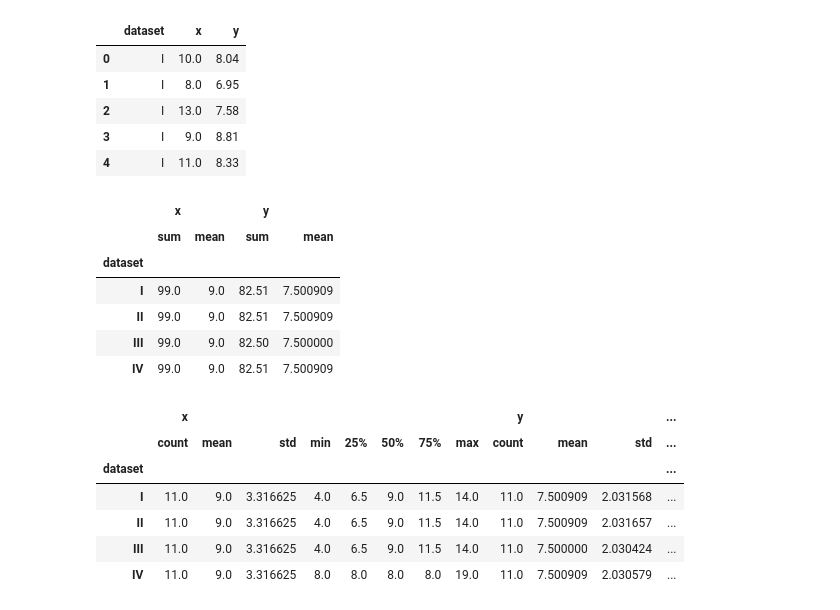
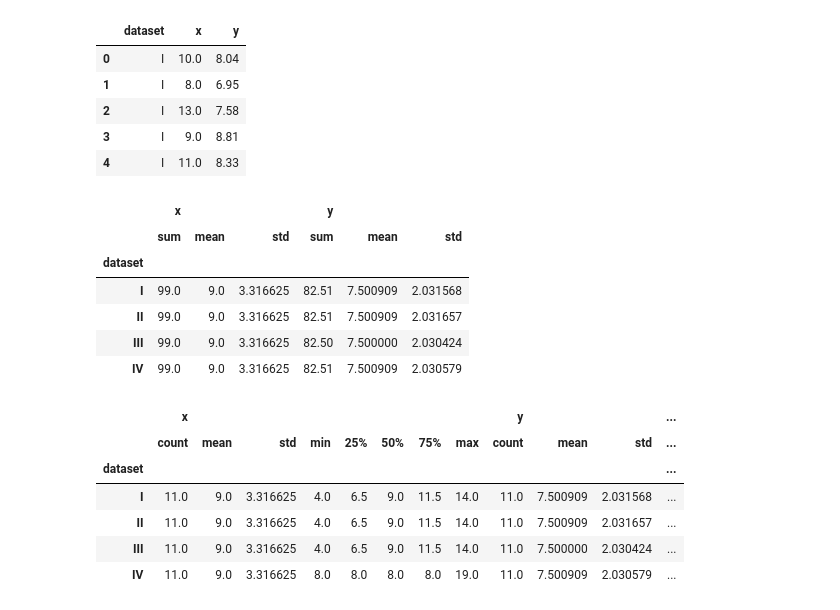
Before and after one commit to fred-lindsey/numpy-pandas-visualization-exercises, a Jupyter notebook: seaborn_exercises.ipynb, the cells around one changed output. Drawn from its saved outputs; the diff is of its cells as text; code cells hidden in the pictures.

```diff
--- a/seaborn_exercises.ipynb
+++ b/seaborn_exercises.ipynb
@@ -103,15 +108,15 @@ anscombe.head()
 # %%
 # anscombe = pd.DataFrame(anscombe)
 # %%
-anscombe.groupby('dataset')[['x', 'y']].agg(['sum', 'mean'])
+anscombe.groupby('dataset')[['x', 'y']].agg(['sum', 'mean', 'std'])
 # %% [output]
-|  | x |  | y |  |
-|  | sum | mean | sum | mean |
-| dataset |  |  |  |  |
-| I | 99.0 | 9.0 | 82.51 | 7.500909 |
-| II | 99.0 | 9.0 | 82.51 | 7.500909 |
-| III | 99.0 | 9.0 | 82.50 | 7.500000 |
-| IV | 99.0 | 9.0 | 82.51 | 7.500909 |
+|  | x |  |  | y |  |  |
+|  | sum | mean | std | sum | mean | std |
+| dataset |  |  |  |  |  |  |
+| I | 99.0 | 9.0 | 3.316625 | 82.51 | 7.500909 | 2.031568 |
+| II | 99.0 | 9.0 | 3.316625 | 82.51 | 7.500909 | 2.031657 |
+| III | 99.0 | 9.0 | 3.316625 | 82.50 | 7.500000 | 2.030424 |
+| IV | 99.0 | 9.0 | 3.316625 | 82.51 | 7.500909 | 2.030579 |
 # %%
 anscombe.groupby('dataset').describe()
 # %% [output]
```
Also changed, not shown: parts of 41 cells of this notebook, 2 other files.
